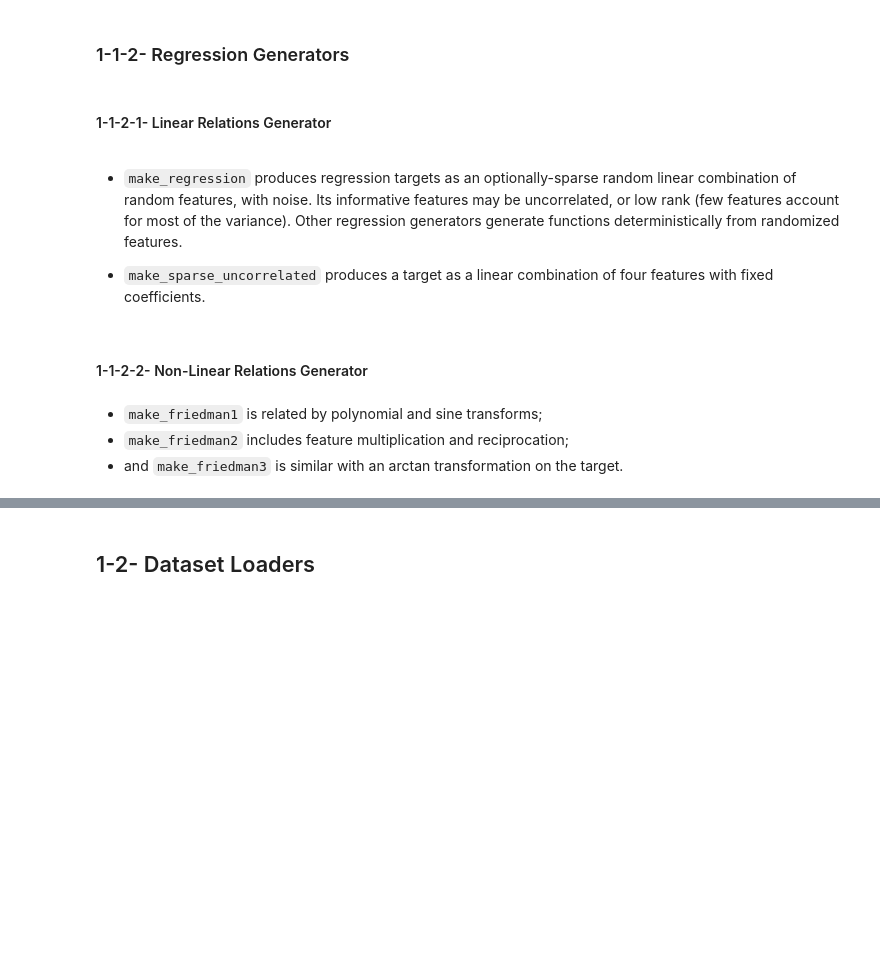
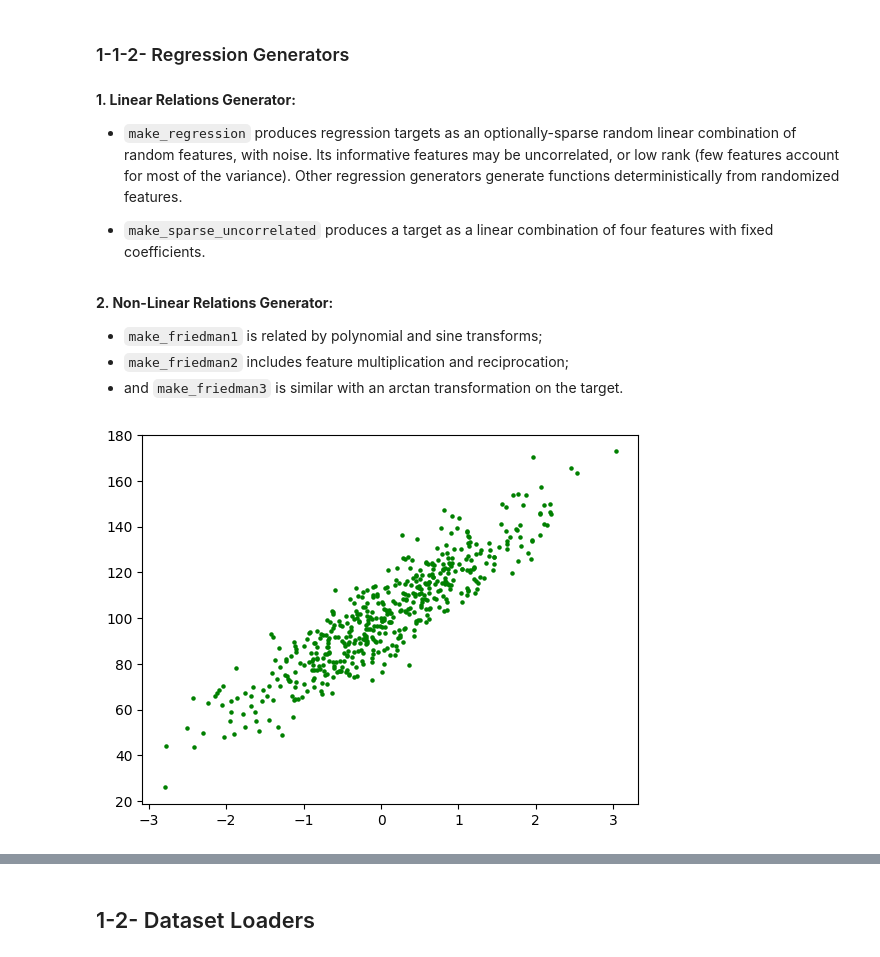
Before and after one commit to tabaraei/Data-Science-Toolkit, a Jupyter notebook: Scikit-Learn.ipynb, the cells around one changed output, grey strips where cells are left out. Drawn from its saved outputs; the diff is of its cells as text; code cells hidden in the pictures; blank space fills up the shorter version.

```diff
--- a/Scikit-Learn.ipynb
+++ b/Scikit-Learn.ipynb
@@ -103,14 +102,22 @@ For Biclustering, please refer to [this section](https://scikit-learn.org/stable
 # %% [markdown]
 ### 1-1-2- Regression Generators
-# %% [markdown]
-#### 1-1-2-1- Linear Relations Generator
 # %% [markdown]
+**1. Linear Relations Generator:**
+
 - `make_regression` produces regression targets as an optionally-sparse random linear combination of random features, with noise. Its informative features may be uncorrelated, or low rank (few features account for most of the variance). Other regression generators generate functions deterministically from randomized features.
 
 - `make_sparse_uncorrelated` produces a target as a linear combination of four features with fixed coefficients.
-# %% [markdown]
-#### 1-1-2-2- Non-Linear Relations Generator
 # %% [markdown]
+**2. Non-Linear Relations Generator:**
+
 - `make_friedman1` is related by polynomial and sine transforms;
 - `make_friedman2` includes feature multiplication and reciprocation;
 - and `make_friedman3` is similar with an arctan transformation on the target.
+# %%
+from sklearn.datasets import make_regression
+import matplotlib.pyplot as plt
+
+X, y = make_regression(n_samples=500, n_features=1, bias=100, noise=10, random_state=1)
+plt.scatter(X, y, c='green', s=5);
+# %% [output]
+[figure, added]
```
Also changed, not shown: parts of 24 cells of this notebook.
